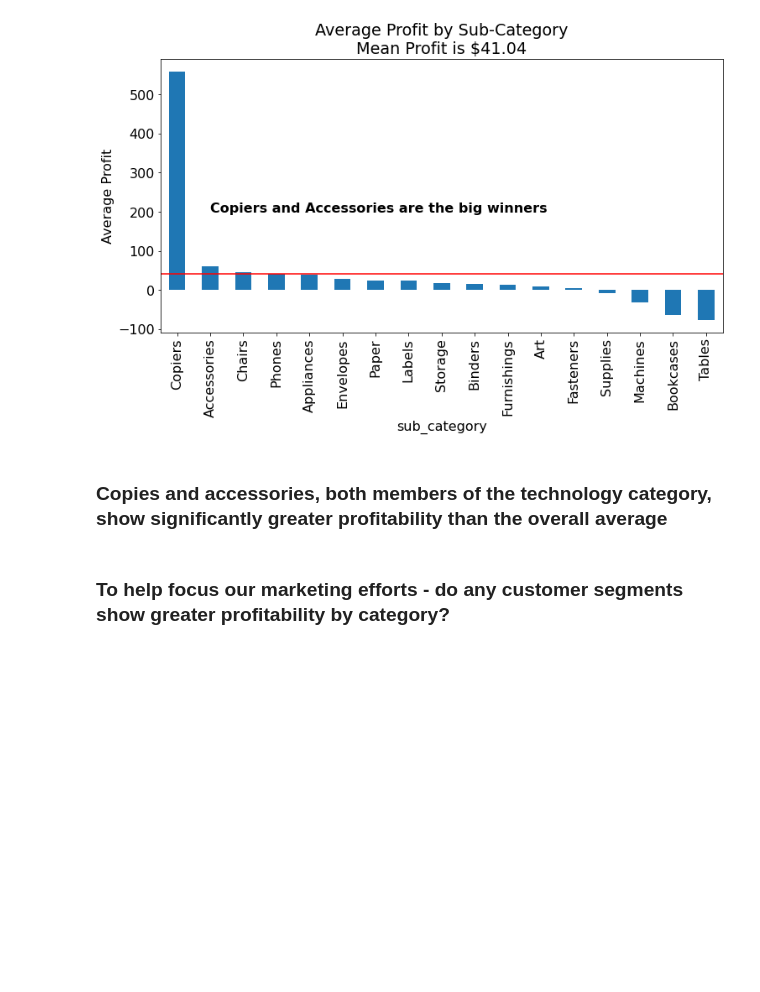
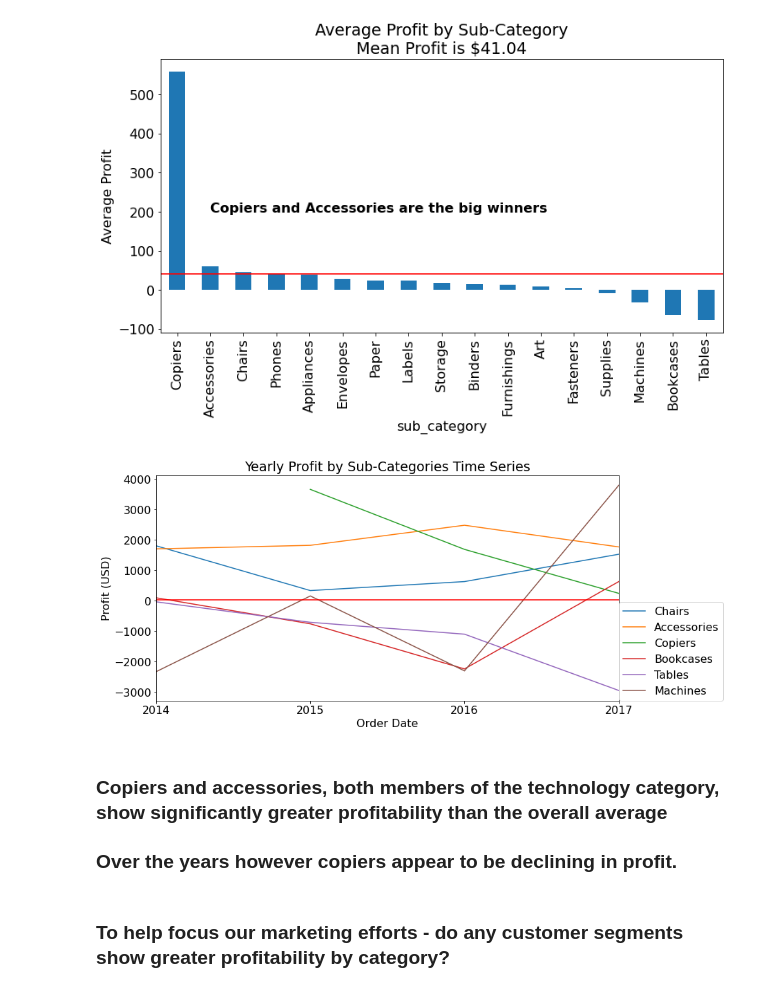
Before and after one commit to superstore-stephen-jesse/superstor-time-series-project, a Jupyter notebook: final_report.ipynb, the cells around one changed output. Saved outputs shown, nothing was run; the diff lists cells and outputs as text; code cells hidden in the pictures; blank space fills up the shorter version.

```diff
--- a/final_report.ipynb
+++ b/final_report.ipynb
@@ -76,8 +90,36 @@ plt.annotate('Copiers and Accessories are the big winners', xy=(1,200), fontweig
 # %% [output]
 Text(1, 200, 'Copiers and Accessories are the big winners')
 [figure]
+# %%
+# Profit of categories over time
+# Sub df with profitable sub-categories
+profitable_sub_cat = df[(df.sub_category == 'Chairs') |(df.sub_category == 'Copiers') |(df.sub_category == 'Accessories')]
+least_profitable_sub_cat = df[(df.sub_category == 'Machines') |(df.sub_category == 'Bookcases') |(df.sub_category == 'Tables')]
+
+# Sub-category profit every 6 months
+
+for cat in profitable_sub_cat.sub_category.unique():
+    sample = profitable_sub_cat[profitable_sub_cat.sub_category == cat]
+    sample.resample('y').profit.sum().plot(label = cat)
+    plt.ylabel('Profit (USD)')
+    plt.xlabel('Order Date')
+    plt.legend(loc = (1.0, 0.0))
+
+for cat in least_profitable_sub_cat.sub_category.unique():
+    sample = least_profitable_sub_cat[least_profitable_sub_cat.sub_category == cat]
+    sample.resample('y').profit.sum().plot(label = cat)
+    plt.title('Yearly Profit by Sub-Categories Time Series')
+    plt.ylabel('Profit (USD)')
+    plt.xlabel('Order Date')
+    plt.legend(loc = (1.0, 0.0))
+plt.axhline(mean_profit, color='r')
+None
+# %% [output]
+[figure, added]
 # %% [markdown]
-### Copies and accessories, both members of the technology category, show significantly greater profitability than the overall average
+### Copiers and accessories, both members of the technology category, show significantly greater profitability than the overall average
+
+### Over the years however copiers appear to be declining in profit.
 # %% [markdown]
 ### To help focus our marketing efforts - do any customer segments show greater profitability by category?
 # %%
```
Also changed, not shown: parts of 2 cells of this notebook.
